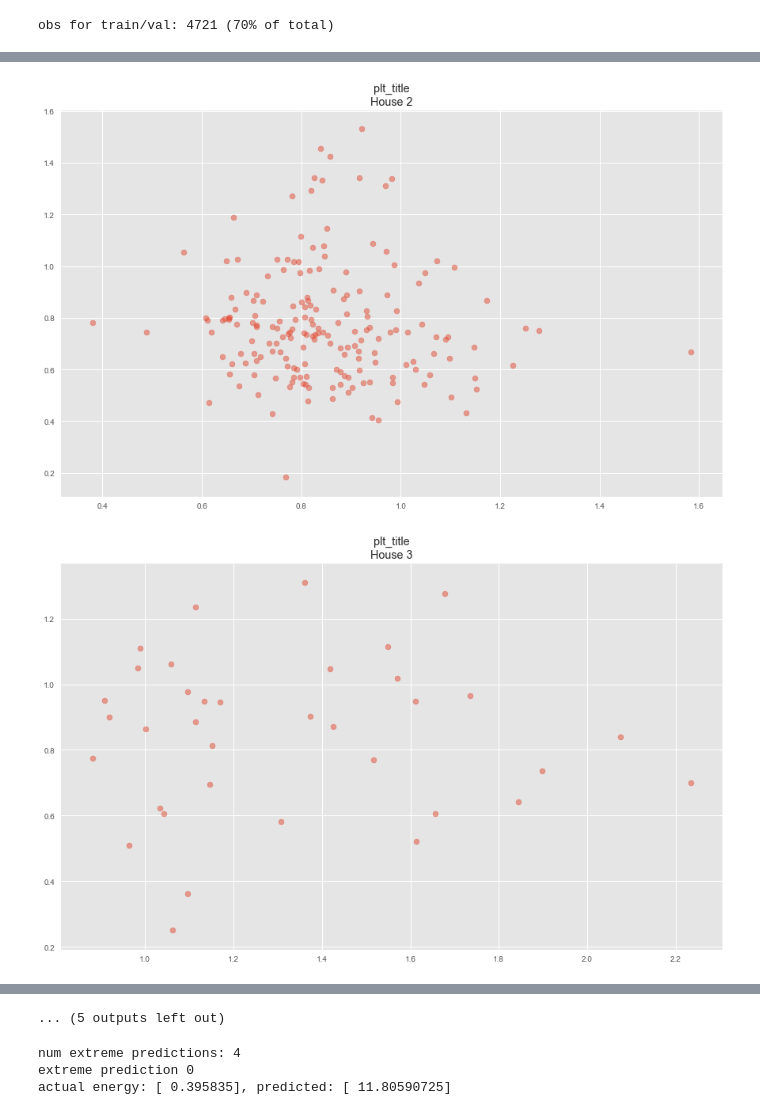
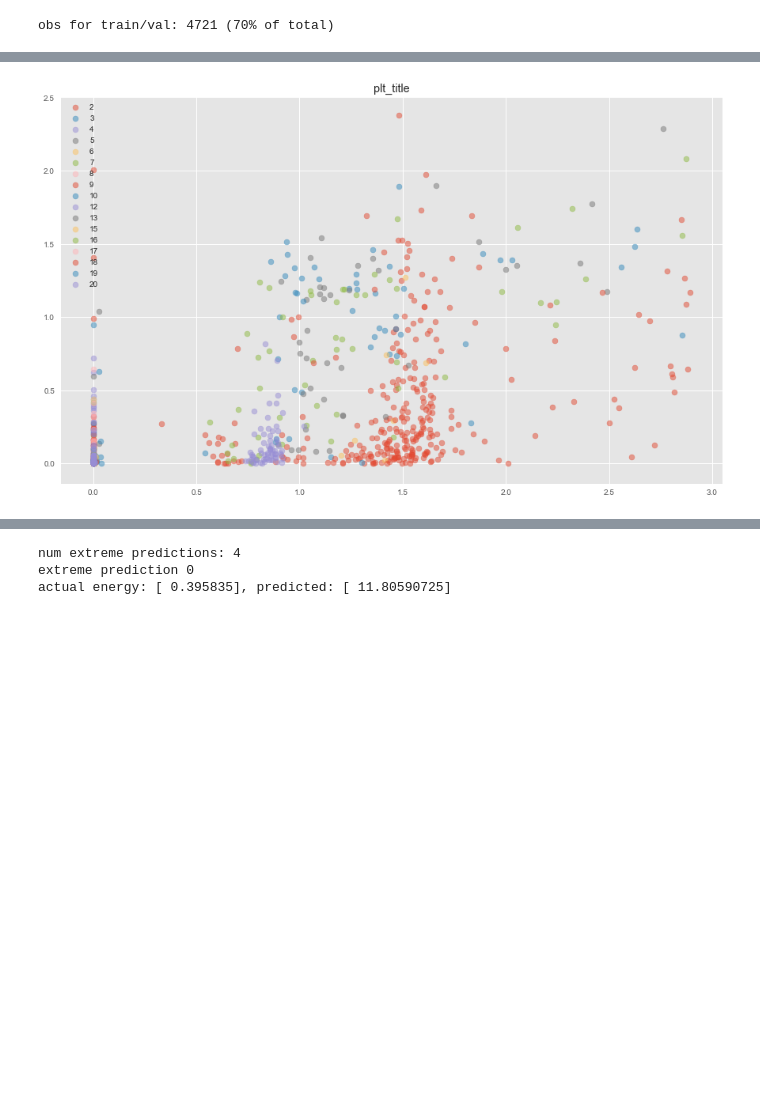
Before and after one commit to sipolac/thesis, a Jupyter notebook: py/build_models.ipynb, the cells around one changed output, grey strips where cells are left out. Drawn from its saved outputs; the diff is of its cells as text; code cells hidden in the pictures; blank space fills up the shorter version.

```diff
--- a/py/build_models.ipynb
+++ b/py/build_models.ipynb
@@ -322,0 +179,27 @@ plt.show()
+# %%
+model = create_model(app_names)
+# %%
+epochs = 50
+total_obs_per_epoch = 4096
+steps_per_epoch = total_obs_per_epoch // batch_size
+
+today_str = str(date.today())
+dir_this_model = os.path.join(dir_models, today_str, model_name)
+csv_filename = os.path.join(dir_this_model, 'history.csv')
+try:
+    os.makedirs(dir_this_model)
+except OSError:
+    pass
+
+# Define callbacks
+# https://keras.io/callbacks
+early_stopping = EarlyStopping(monitor='val_loss', patience=7)
+csvlogger = CSVLogger(csv_filename, separator=',', append=False)
+checkpointer = ModelCheckpoint(filepath=os.path.join(dir_this_model, 'weights.hdf5'), verbose=1, save_best_only=True)
+
+history = model.fit_generator(generator,
+                              steps_per_epoch = steps_per_epoch,
+                              epochs = epochs,
+                              validation_data=(reshape_as_tensor(all_data['val'][X_idx]),
+                                               all_data['val'][Y_idx][:,app_idx]),
+                              callbacks=[early_stopping, csvlogger, checkpointer])
@@ -322,0 +208,11 @@ plt.show()
+# %%
+# print(history.history.keys())
+figsize = (11,8)
+fig = plt.figure(figsize=figsize)
+ax = fig.add_subplot(111, title='Training and validation loss (MSE)')
+ax.plot(history.history['val_loss'], label='validation loss')
+ax.plot(history.history['loss'], label='training loss')
+ax.set_ylabel('Loss')
+ax.set_xlabel('Epoch')
+ax.legend()
+plt.show()
@@ -323,6 +221,7 @@ plt.show()
 # %%
-y_val = val_data[Y_idx][:,app_idx]
-y_hat = model.predict(reshape_as_tensor([val_data[X_idx]]))
+app_idx2 = 3
+y_val = val_data[Y_idx][:,app_idx2]
+y_hat = model.predict(reshape_as_tensor(val_data[X_idx]))[:,app_idx2]
 if all(y_hat[0] == y_hat):
     print 'all predicted values are the same!'
 # %%
@@ -358,36 +257,35 @@ plt.show()
 
 x_house_val = val_data[x_house_idx]
 
-plot_together = False
+plot_together = True
 figsize = (15,9)
 plt_title = 'plt_title'
 if plot_together:
     fig = plt.figure(figsize=figsize)
     ax = fig.add_subplot(111, title=plt_title)
 # ax.set_color_cycle([colormap(i) for i in np.linspace(0, 1, len(app_names))])
 for house_id in list(set(x_house_val)):
     if not plot_together:
         fig = plt.figure(figsize=figsize)
         ax = fig.add_subplot(111, title=plt_title + '\nHouse {}'.format(house_id))
     y_hat_house = y_hat[x_house_val==house_id]
     y_val_house = y_val[x_house_val==house_id]
     ax.scatter(y_val_house, y_hat_house, alpha=0.5, label=house_id)
 # plt.show()
 # ax.set_ylim(0,2)
 # ax.set_xlim(0,5)
 ax.legend()
 plt.show()
 # print min(y_hat)
 
 
 # i = 3
 # y, y_hat = Y[:,i], Y_hat[:,i]
 # fig = plt.figure()
 # ax = fig.add_subplot(111, title='Test scatter')
 # ax.scatter(y_hat, y, color='black', alpha=0.5)
 # ax.set_ylim(0,5)
 # ax.set_xlim(0,5)
 # # print min(y_hat)
 # %% [output]
-[figure, old version]
+[figure, new version]
-[figure, removed]
@@ -404,4 +292,3 @@ plt.show()
-... (5 outputs left out)
 # %%
 # Check where targets were normal but predictions were extreme.
 extreme_y_hat_cutoff = 10
```
Also changed, not shown: parts of 23 cells of this notebook, 3 other files.
